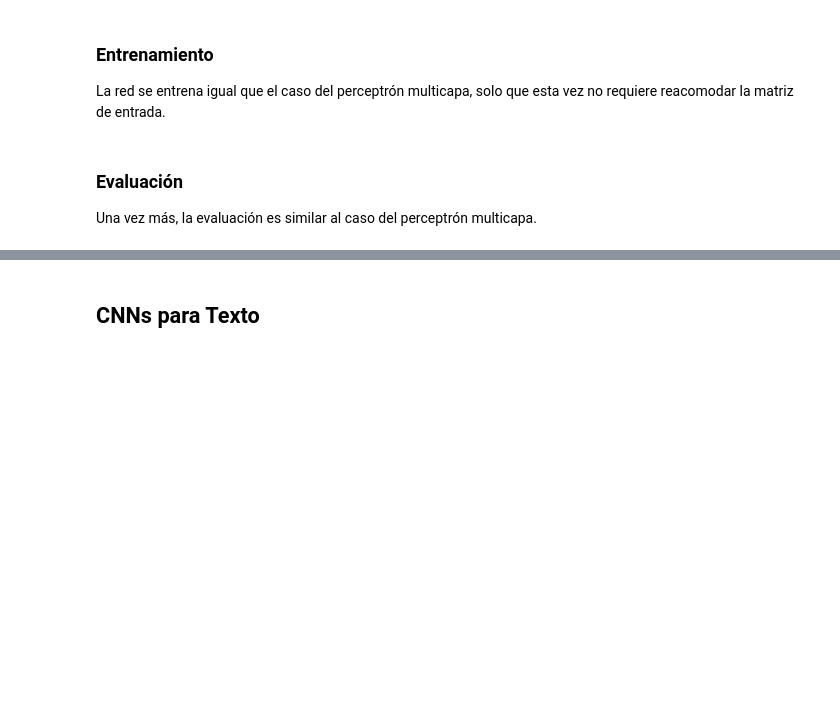
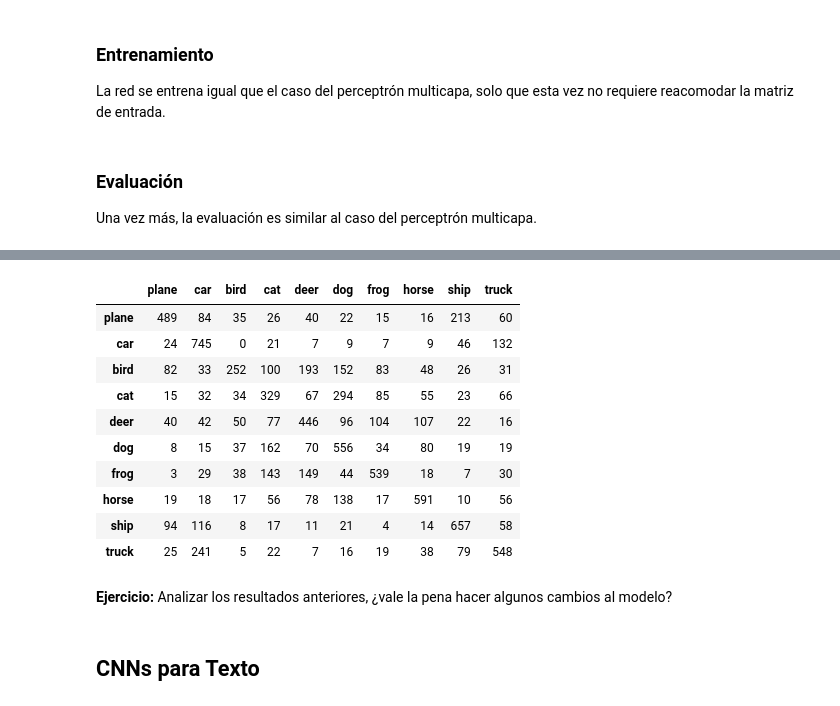
Before and after one commit to DiploDatos/AprendizajeProfundo, a Jupyter notebook: 5_cnns.ipynb, the cells around one changed output, grey strips where cells are left out. Drawn from its saved outputs; the diff is of its cells as text; code cells hidden in the pictures; blank space fills up the shorter version.

```diff
--- a/5_cnns.ipynb
+++ b/5_cnns.ipynb
@@ -32,14 +37,26 @@ CIFAR_CLASSES = ('plane', 'car', 'bird', 'cat', 'deer',
                  'dog', 'frog', 'horse', 'ship', 'truck')
 BATCH_SIZE = 128
 EPOCHS = 2
-transform = transforms.Compose(
-    [transforms.ToTensor(),
+transform = transforms.Compose( #Agrupa todas las transformaciones que le pedimos
+    [transforms.ToTensor(),      # en este caso, convertimos a tensores y normalizamos los datos
      transforms.Normalize((0.5, 0.5, 0.5), (0.5, 0.5, 0.5))])
-trainset = torchvision.datasets.CIFAR10(root='./data', train=True,
-                                        download=True, transform=transform)
-trainloader = torch.utils.data.DataLoader(trainset, batch_size=BATCH_SIZE,
-                                          shuffle=True, num_workers=2)
-testset = torchvision.datasets.CIFAR10(root='./data', train=False,
-                                       download=True, transform=transform)
-testloader = torch.utils.data.DataLoader(testset, batch_size=BATCH_SIZE,
-                                         shuffle=False, num_workers=2)
+## Train
+trainset = torchvision.datasets.CIFAR10(root='./data',
+                                        train=True,
+                                        download=True,
+                                        transform=transform)
+
+trainloader = torch.utils.data.DataLoader(trainset,
+                                          batch_size=BATCH_SIZE,
+                                          shuffle=True,
+                                          num_workers=2)
+## Test
+testset = torchvision.datasets.CIFAR10(root='./data',
+                                       train=False,
+                                       download=True,
+                                       transform=transform)
+
+testloader = torch.utils.data.DataLoader(testset,
+                                         batch_size=BATCH_SIZE,
+                                         shuffle=False,
+                                         num_workers=2)
@@ -110,3 +160,23 @@ print(classification_report(y_true, y_pred, target_names=CIFAR_CLASSES))
+# %%
+df = pd.DataFrame((confusion_matrix(y_true, y_pred)),columns=list(CIFAR_CLASSES),index=list(CIFAR_CLASSES))
+# %%
+import seaborn as sns
+cm = sns.light_palette("green", as_cmap=True)
+df.style.background_gradient(cmap=cm).set_precision(2)
+# %% [output]
+|  | plane | car | bird | cat | deer | dog | frog | horse | ship | truck |
+| plane | 489 | 84 | 35 | 26 | 40 | 22 | 15 | 16 | 213 | 60 |
+| car | 24 | 745 | 0 | 21 | 7 | 9 | 7 | 9 | 46 | 132 |
+| bird | 82 | 33 | 252 | 100 | 193 | 152 | 83 | 48 | 26 | 31 |
+| cat | 15 | 32 | 34 | 329 | 67 | 294 | 85 | 55 | 23 | 66 |
+| deer | 40 | 42 | 50 | 77 | 446 | 96 | 104 | 107 | 22 | 16 |
+| dog | 8 | 15 | 37 | 162 | 70 | 556 | 34 | 80 | 19 | 19 |
+| frog | 3 | 29 | 38 | 143 | 149 | 44 | 539 | 18 | 7 | 30 |
+| horse | 19 | 18 | 17 | 56 | 78 | 138 | 17 | 591 | 10 | 56 |
+| ship | 94 | 116 | 8 | 17 | 11 | 21 | 4 | 14 | 657 | 58 |
+| truck | 25 | 241 | 5 | 22 | 7 | 16 | 19 | 38 | 79 | 548 |
+# %% [markdown]
+**Ejercicio:** Analizar los resultados anteriores, ¿vale la pena hacer algunos cambios al modelo?
 # %% [markdown]
 ## CNNs para Texto
 # %% [markdown]
```
Also changed, not shown: parts of 19 cells of this notebook.
